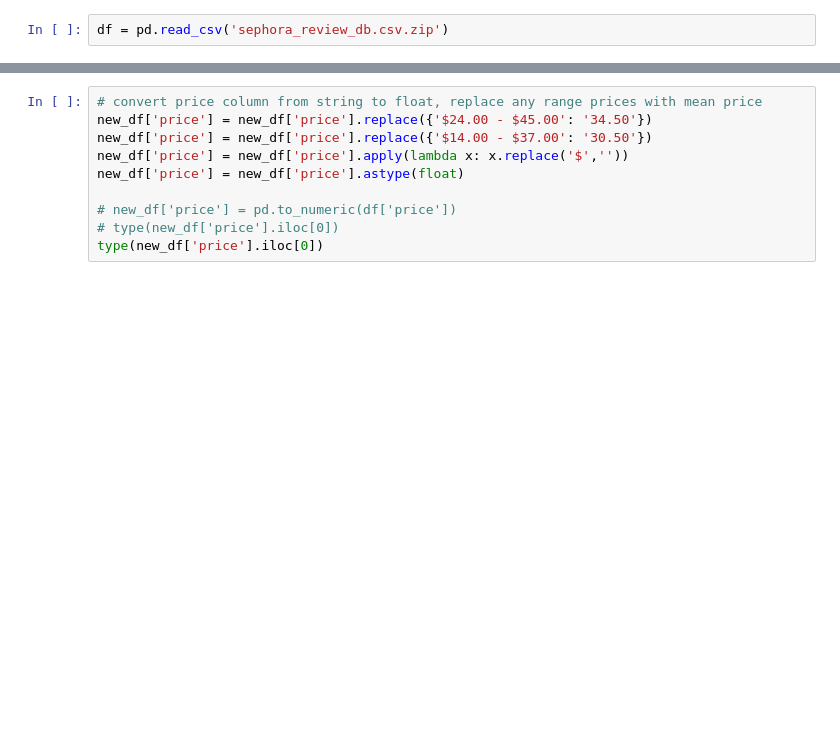
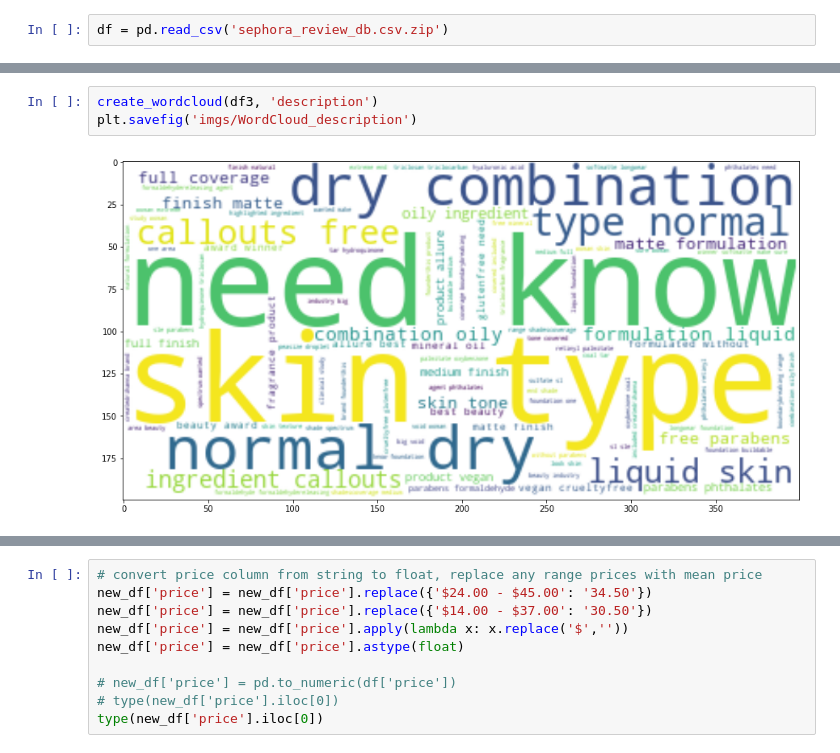
Before and after one commit to nicleong27/Beauty_Reviews, a Jupyter notebook: Reviews-Modelling.ipynb, the cells around one changed output, grey strips where cells are left out. Drawn from its saved outputs; the diff is of its cells as text; blank space fills up the shorter version.

```diff
--- a/Reviews-Modelling.ipynb
+++ b/Reviews-Modelling.ipynb
@@ -87,0 +503,5 @@ array(['$29.00', '$24.00 - $45.00', '$39.00', '$30.00', '$45.00',
+# %%
+create_wordcloud(df3, 'description')
+plt.savefig('imgs/WordCloud_description')
+# %% [output]
+[figure, added]
```
Also changed, not shown: parts of 73 cells of this notebook.
